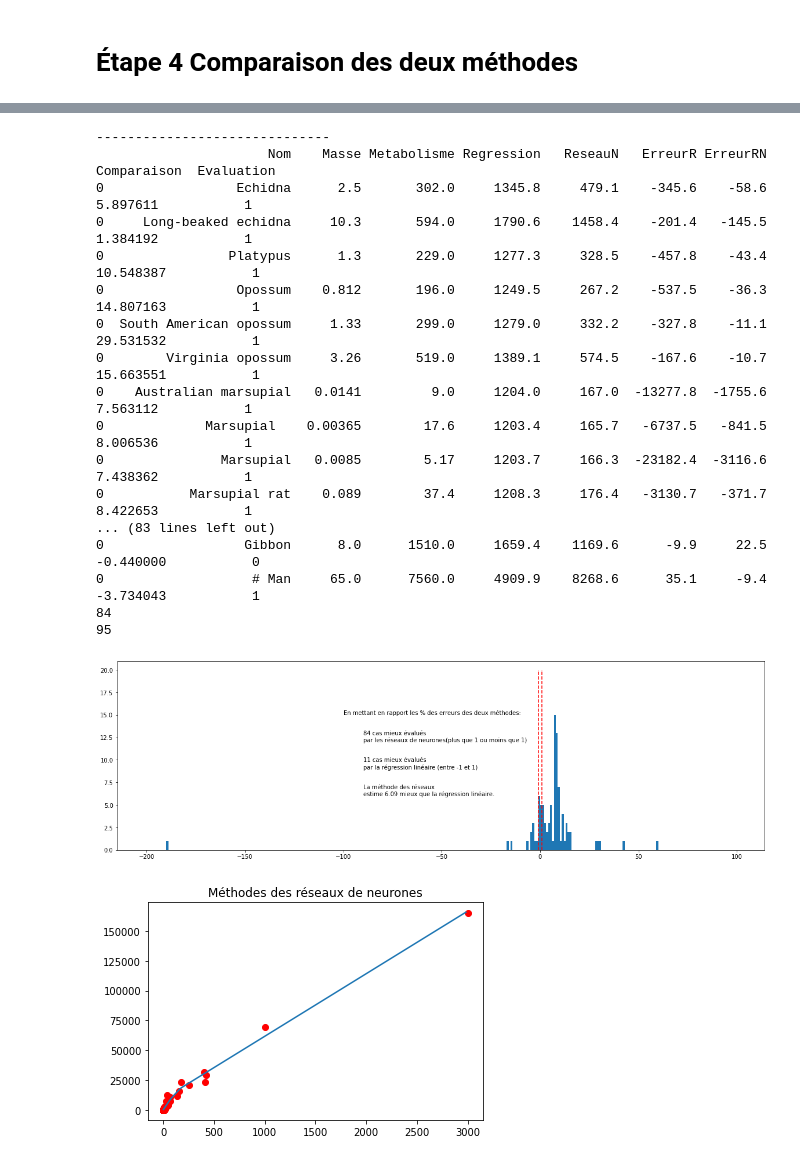
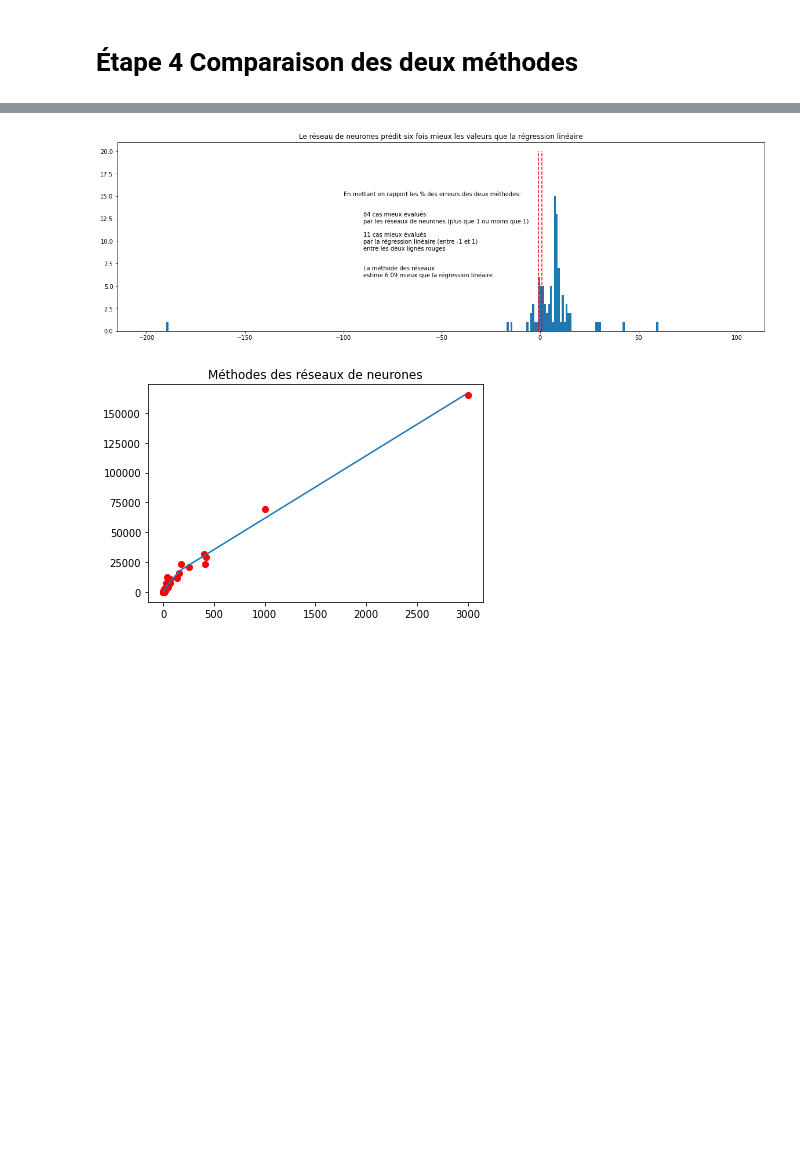
Before and after one commit to jhguay/base_ouverte, a Jupyter notebook: MataneLabo1_avecComparaisonRegressionv2.ipynb, the cells around one changed output, grey strips where cells are left out. Saved outputs shown, nothing was run; the diff lists cells and outputs as text; code cells hidden in the pictures; blank space fills up the shorter version.

```diff
--- a/MataneLabo1_avecComparaisonRegressionv2.ipynb
+++ b/MataneLabo1_avecComparaisonRegressionv2.ipynb
@@ -207,0 +268,19 @@ for i in range(0,len(loi_kleiber_data['NomCommun'])):
+# %%
+#Comparaison entre les deux méthodes: combien de fois le réseau performe mieux que la régression
+dfinal['Comparaison']=dfinal['ErreurR'].astype(float)/dfinal['ErreurRN'].astype(float)
+
+#Création d'une variable qui résume la comparaison: 1 le réseau fait mieux que la régression; 0 la régression fait mieux que le réseau de neuronnes
+dfinal['Evaluation']=0
+for i in range(0,len(loi_kleiber_data)):
+  #print(i)
+  if(abs(dfinal['Comparaison'].values[i])>1 ):
+    dfinal['Evaluation'].values[i]=1
+  else:
+    dfinal['Evaluation'].values[i]=0
+#Présentation de l'ensemble des données
+print(dfinal.to_string())
+#Calcul du nombre de fois que l'évaluation par le réseau performe mieux que l'évaluation par la régression
+print("--------------------------------------------------------")
+print("Nombre d'évaluations plus performantes par le réseau: "+str(dfinal['Evaluation'].sum()))
+#Calcul du % de la somme des meilleures évaluations par le réseau
+print("Pourcentage des évaluations plus performantes par le réseau: "+str(round(dfinal['Evaluation'].sum()/len(dfinal['Evaluation'])*100,1)))
@@ -208,67 +305,17 @@ for i in range(0,len(loi_kleiber_data['NomCommun'])):
 # %%
-#print(dfinal)
-dfinal['Comparaison']=dfinal['ErreurR'].astype(float)/dfinal['ErreurRN'].astype(float)
-#print(dfinal)
-
-dfinalx=pd.DataFrame(dfinal)
-
-#print(loi_kleiber_data['Metabolisme'][1])
-#print(dfinal['Comparaison'].values[1])
-
-print("------------------------------")
-
-#dfinal['Evaluation']=0
-
-for i in range(0,len(loi_kleiber_data)):
-  #print(i)
-  if(abs(dfinal['Comparaison'].values[i])>1 ):
-    dfinal['Evaluation'].values[i]=1
-  else:
-    dfinal['Evaluation'].values[i]=0
-
-
-print(dfinal.to_string())
-print(dfinal['Evaluation'].sum())
-print(len(dfinal['Evaluation']))
-
-#math.sqrt(((dfinal['ErreurR'].astype(float))*(dfinal['ErreurR'].astype(float))).sum()/len(dfinal))
-#abs(dfinal['ErreurR'].astype(float)).mean()
-
-#
+#Représentation graphique
 fig, ax = plt.subplots(figsize=(20, 6))
-
 ax.hist(dfinal['Comparaison'].values, bins=range(-200,100,1))
-
-
 ax.vlines([-1,1], 0, 20, linestyles='dashed', colors='red')
 ax.text( -100,15,"En mettant en rapport les % des erreurs des deux méthodes:")
-ax.text( -90,12,"84 cas mieux évalués\npar les réseaux de neurones(plus que 1 ou moins que 1)")
-ax.text( -90,9,"11 cas mieux évalués\npar la régression linéaire (entre -1 et 1)")
+ax.text( -90,12,"84 cas mieux évalués\npar les réseaux de neurones (plus que 1 ou moins que 1)")
+ax.text( -90,9,"11 cas mieux évalués\npar la régression linéaire (entre -1 et 1) \nentre les deux lignes rouges")
 ax.text( -90,6,"La méthode des réseaux\nestime "+str(round(dfinal['Comparaison'].values.mean(),2)) +" mieux que la régression linéaire.")
-
-
-#
+plt.title("Le réseau de neurones prédit six fois mieux les valeurs que la régression linéaire")
 
 plt.show()
 # %% [output]
-------------------------------
-                      Nom    Masse Metabolisme Regression   ReseauN   ErreurR ErreurRN  Comparaison  Evaluation
-0                 Echidna      2.5       302.0     1345.8     479.1    -345.6    -58.6     5.897611           1
-0     Long-beaked echidna     10.3       594.0     1790.6    1458.4    -201.4   -145.5     1.384192           1
-0                Platypus      1.3       229.0     1277.3     328.5    -457.8    -43.4    10.548387           1
-0                 Opossum    0.812       196.0     1249.5     267.2    -537.5    -36.3    14.807163           1
-0  South American opossum     1.33       299.0     1279.0     332.2    -327.8    -11.1    29.531532           1
-0        Virginia opossum     3.26       519.0     1389.1     574.5    -167.6    -10.7    15.663551           1
-0    Australian marsupial   0.0141         9.0     1204.0     167.0  -13277.8  -1755.6     7.563112           1
-0             Marsupial    0.00365        17.6     1203.4     165.7   -6737.5   -841.5     8.006536           1
-0               Marsupial   0.0085        5.17     1203.7     166.3  -23182.4  -3116.6     7.438362           1
-0           Marsupial rat    0.089        37.4     1208.3     176.4   -3130.7   -371.7     8.422653           1
-... (83 lines left out)
-0                  Gibbon      8.0      1510.0     1659.4    1169.6      -9.9     22.5    -0.440000           0
-0                   # Man     65.0      7560.0     4909.9    8268.6      35.1     -9.4    -3.734043           1
-84
-95
-[figure, old version]
+[figure, new version]
 # %%
 #Simulation des deux méthodes avec l'allure de la prédiction
 import matplotlib.pyplot as plt
```
Also changed, not shown: parts of 10 cells of this notebook.
